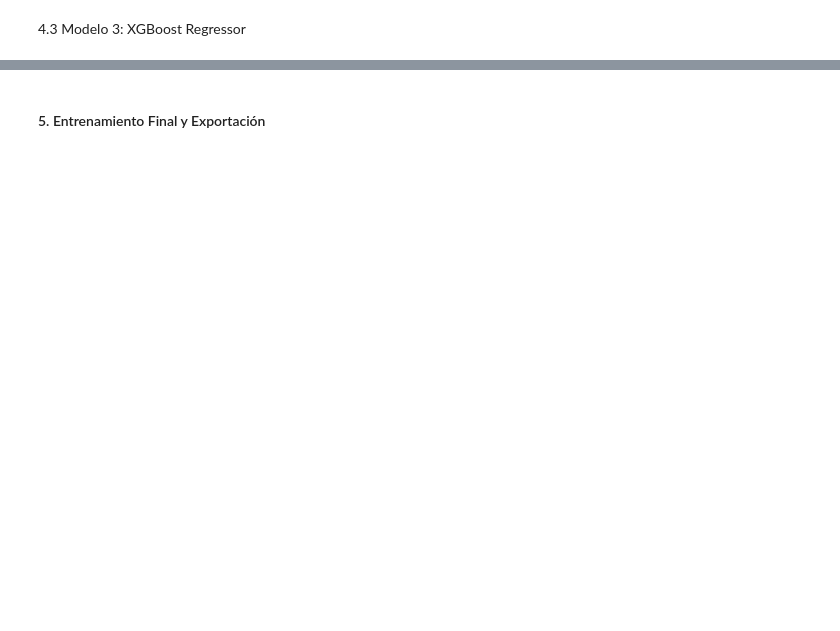
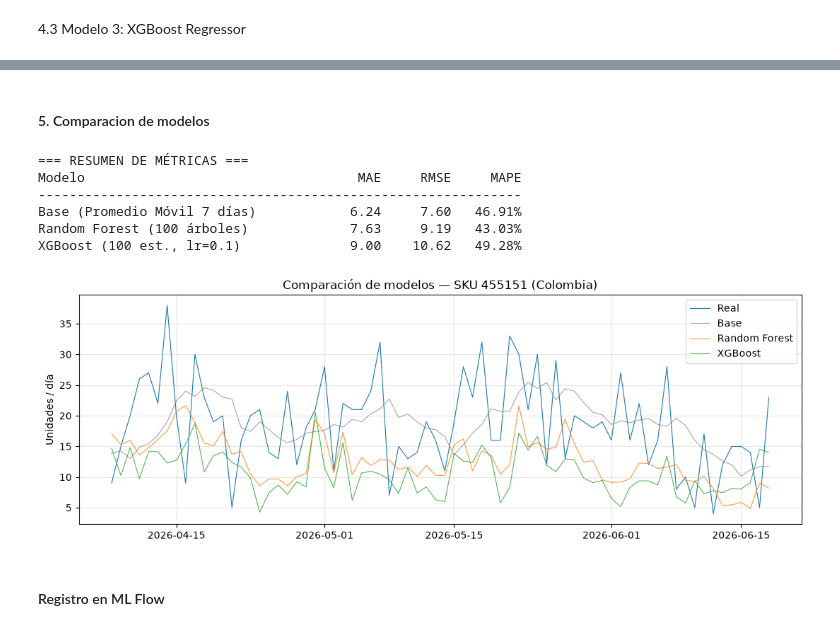
Before and after one commit to snrodriguezuniandes/Proyecto-DespliegueDeSolucionesAnaliticas, a Jupyter notebook: notebooks/modelo_SKU_455151.ipynb, the cells around one changed output, grey strips where cells are left out. Cells and saved outputs as stored; diff of their text form; code cells hidden in the pictures; blank space fills up the shorter version.

Commit message:
Actualizar notebook modelo SKU 455151 con features estandarizadas

```diff
--- a/notebooks/modelo_SKU_455151.ipynb
+++ b/notebooks/modelo_SKU_455151.ipynb
@@ -72,9 +164,5 @@ print("--- Evaluación con TimeSeriesSplit (5 Folds) ---")
 # %% [markdown]
 4.1 Modelo Baseline: Promedio Móvil de 7 días
 # %%
-baseline_preds = X_test['rolling_mean_7']
-mae_base = mean_absolute_error(y_test, baseline_preds)
-rmse_base = root_mean_squared_error(y_test, baseline_preds)
-mape_base = mape(y_test, baseline_preds)
-
-print(f"[Baseline] MAE: {mae_base:.2f} | RMSE: {rmse_base:.2f} | MAPE: {mape_base:.2f}")
+y_pred_base = X_test['media_movil_7']
+metricas_base = evaluar_modelo(y_test, y_pred_base, "Modelo Base (Promedio Móvil 7 días)")
@@ -113,18 +240,32 @@ print(f"[XGBoost CV] MAE: {np.mean(xgb_maes):.2f} | RMSE: {np.mean(xgb_rmses):.2
 # %% [markdown]
-#### 5. Entrenamiento Final y Exportación
+#### 5. Comparacion de modelos
 # %%
-# Entrenar modelo final con todos los datos de entrenamiento disponibles
-xgb_final = XGBRegressor(n_estimators=100, learning_rate=0.05, random_state=42)
-xgb_final.fit(X_train, y_train)
+print("\n=== RESUMEN DE MÉTRICAS ===")
+print(f"{'Modelo':<35} {'MAE':>8} {'RMSE':>8} {'MAPE':>8}")
+print("-" * 62)
+print(f"{'Base (Promedio Móvil 7 días)':<35} {metricas_base['mae']:>8.2f} {metricas_base['rmse']:>8.2f} {metricas_base['mape']:>7.2f}%")
+print(f"{'Random Forest (100 árboles)':<35} {metricas_rf['mae']:>8.2f} {metricas_rf['rmse']:>8.2f} {metricas_rf['mape']:>7.2f}%")
+print(f"{'XGBoost (100 est., lr=0.1)':<35} {metricas_xgb['mae']:>8.2f} {metricas_xgb['rmse']:>8.2f} {metricas_xgb['mape']:>7.2f}%")
 
-# Evaluar en el conjunto de prueba (Test)
-final_preds = xgb_final.predict(X_test)
-print(f"--- Rendimiento Final XGBoost en Test ---")
-print(f"MAE: {mean_absolute_error(y_test, final_preds):.2f}")
-print(f"RMSE: {root_mean_squared_error(y_test, final_preds):.2f}")
-print(f"MAPE: {mape(y_test, final_preds):.2f}")
-
-# Guardar el artefacto del modelo entrenado
-os.makedirs('./models', exist_ok=True)
-joblib.dump(xgb_final, './models/modelo_455151_colombia.pkl')
-print("¡Modelo guardado exitosamente en ./models/modelo_455151_colombia.pkl!")
+fig, ax = plt.subplots(figsize=(11, 4))
+fechas_test = df_model['fecha'].iloc[split_idx:]
+ax.plot(fechas_test, y_test.values, label='Real', linewidth=0.8, color='#1f77b4')
+ax.plot(fechas_test, y_pred_base.values, label='Base', linewidth=0.8, color='gray', alpha=0.7)
+ax.plot(fechas_test, y_pred_rf, label='Random Forest', linewidth=0.8, color='#ff7f0e', alpha=0.8)
+ax.plot(fechas_test, y_pred_xgb, label='XGBoost', linewidth=0.8, color='#2ca02c', alpha=0.8)
+ax.set_title(f'Comparación de modelos — SKU {SKU} ({PAIS})')
+ax.set_ylabel('Unidades / día')
+ax.legend()
+ax.grid(True, alpha=0.3)
+plt.tight_layout()
+plt.show()
+# %% [output]
+=== RESUMEN DE MÉTRICAS ===
+Modelo                                   MAE     RMSE     MAPE
+--------------------------------------------------------------
+Base (Promedio Móvil 7 días)            6.24     7.60   46.91%
+Random Forest (100 árboles)             7.63     9.19   43.03%
+XGBoost (100 est., lr=0.1)              9.00    10.62   49.28%
+[figure, added]
+# %% [markdown]
+#### Registro en ML Flow
```
Also changed, not shown: parts of 15 cells of this notebook.
